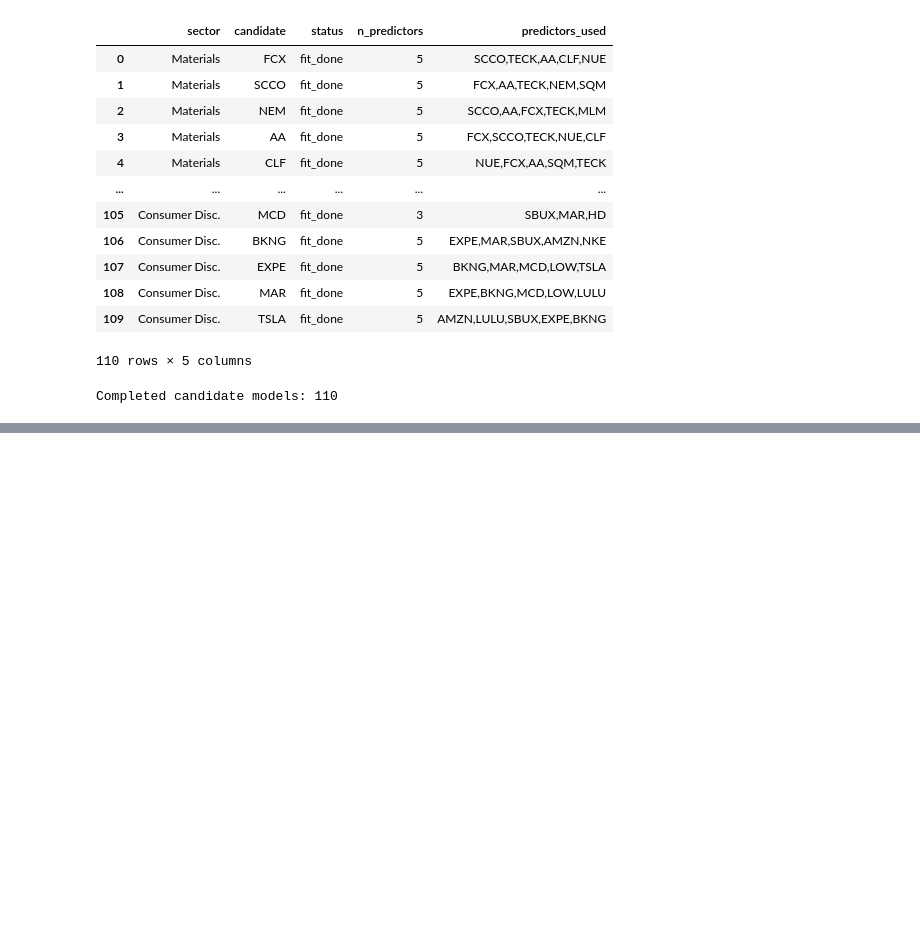
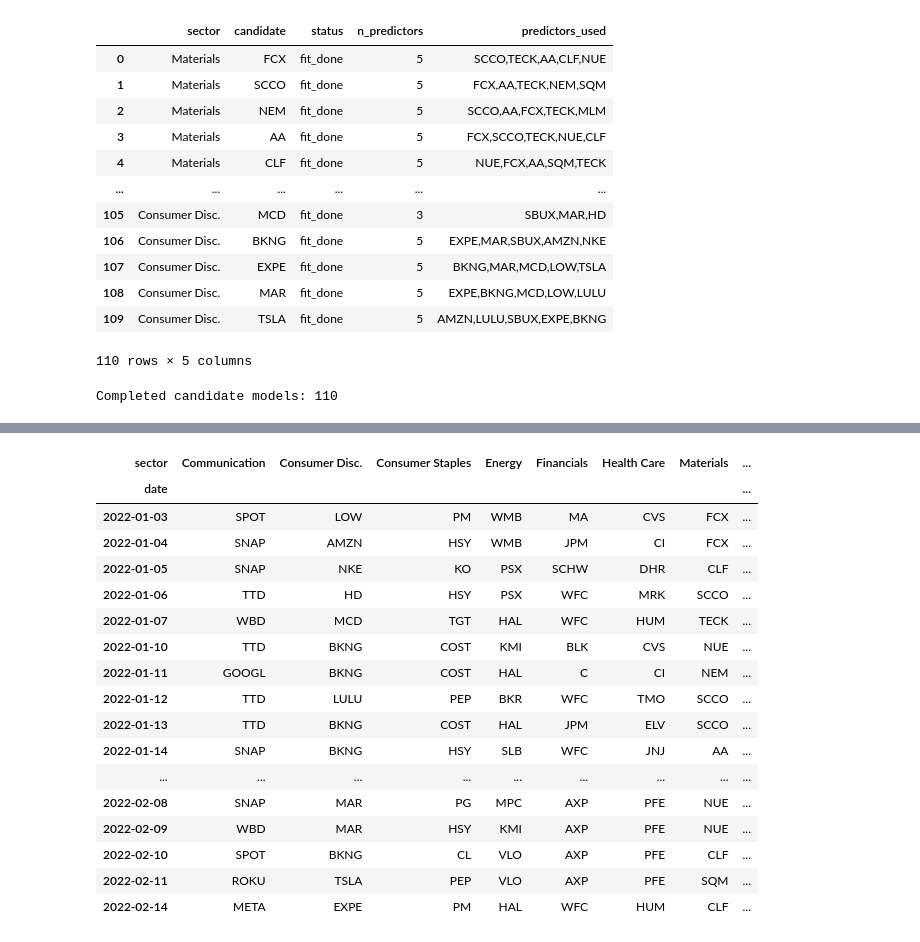
Before and after one commit to razmen3101/algo-trading-project, a Jupyter notebook: DBTS_Train_Only_Diagnostic_FIXED.ipynb, the cells around one changed output, grey strips where cells are left out. Drawn from its saved outputs; the diff is of its cells as text; code cells hidden in the pictures; blank space fills up the shorter version.

```diff
--- a/DBTS_Train_Only_Diagnostic_FIXED.ipynb
+++ b/DBTS_Train_Only_Diagnostic_FIXED.ipynb
@@ -845,0 +2443,73 @@ print(gate_df.to_string(index=False))
+# %%
+# ── D1: TARGET SELECTION ──────────────────────────────────────────────────────
+# Q1-4: Which target each day, switching frequency, distribution, top 10
+
+sp = selected_panel.copy()
+sp["date"] = pd.to_datetime(sp["date"])
+
+print("=" * 65)
+print("D1 — TARGET SELECTION DIAGNOSTICS")
+print("=" * 65)
+print(f"Eval period:  {sp['date'].min().date()} → {sp['date'].max().date()}")
+print(f"Eval dates:   {sp['date'].nunique()}")
+print(f"Sectors:      {sp['sector'].nunique()}")
+print()
+
+# ── Q3: Distribution of selections by sector and stock ───────────────────────
+print("── Selection counts by sector and stock ──")
+sel_dist = (
+    sp.groupby(["sector", "target"])
+    .size()
+    .reset_index(name="days_selected")
+    .sort_values(["sector", "days_selected"], ascending=[True, False])
+)
+sel_dist["pct_of_sector"] = (
+    sel_dist["days_selected"]
+    / sel_dist.groupby("sector")["days_selected"].transform("sum")
+    * 100
+).round(1)
+display(sel_dist.to_string(index=False))
+print()
+
+# ── Q4: Top 10 most frequently selected targets ───────────────────────────────
+print("── Top 10 most frequently selected targets (all sectors) ──")
+top10 = (
+    sp.groupby("target")
+    .size()
+    .sort_values(ascending=False)
+    .head(10)
+    .rename("days_selected")
+    .to_frame()
+)
+top10["pct_of_total"] = (top10["days_selected"] / len(sp) * 100).round(2)
+display(top10)
+print()
+
+# ── Q2: Target switching frequency ────────────────────────────────────────────
+print("── Target switching frequency per sector ──")
+switch_rows = []
+for sector, grp in sp.sort_values("date").groupby("sector"):
+    targets_series = grp.sort_values("date")["target"]
+    n_switches = int((targets_series != targets_series.shift(1)).sum()) - 1
+    switch_rows.append({
+        "sector":              sector,
+        "eval_dates":          len(grp),
+        "target_switches":     max(0, n_switches),
+        "switch_rate_%":       round(max(0, n_switches) / max(1, len(grp) - 1) * 100, 1),
+        "unique_targets":      grp["target"].nunique(),
+        "dominant_target":     grp["target"].mode().iloc[0],
+        "dominant_pct_%":      round(grp["target"].value_counts(normalize=True).iloc[0] * 100, 1),
+    })
+switch_df = pd.DataFrame(switch_rows).sort_values("switch_rate_%", ascending=False)
+display(switch_df.to_string(index=False))
+print()
+
+# ── Q1: Sample of daily selected targets (first 30 dates, all sectors) ────────
+print("── Sample: first 30 evaluation dates, selected target per sector ──")
+sample_dates = sorted(sp["date"].unique())[:30]
+sample_pivot = (
+    sp[sp["date"].isin(sample_dates)]
+    .pivot_table(index="date", columns="sector", values="target", aggfunc="first")
+)
+display(sample_pivot)
+# %% [output]
@@ -845,0 +2541,18 @@ print(gate_df.to_string(index=False))
+| sector | Communication | Consumer Disc. | Consumer Staples | Energy | Financials | Health Care | Materials | ... |
+| date |  |  |  |  |  |  |  | ... |
+| 2022-01-03 | SPOT | LOW | PM | WMB | MA | CVS | FCX | ... |
+| 2022-01-04 | SNAP | AMZN | HSY | WMB | JPM | CI | FCX | ... |
+| 2022-01-05 | SNAP | NKE | KO | PSX | SCHW | DHR | CLF | ... |
+| 2022-01-06 | TTD | HD | HSY | PSX | WFC | MRK | SCCO | ... |
+| 2022-01-07 | WBD | MCD | TGT | HAL | WFC | HUM | TECK | ... |
+| 2022-01-10 | TTD | BKNG | COST | KMI | BLK | CVS | NUE | ... |
+| 2022-01-11 | GOOGL | BKNG | COST | HAL | C | CI | NEM | ... |
+| 2022-01-12 | TTD | LULU | PEP | BKR | WFC | TMO | SCCO | ... |
+| 2022-01-13 | TTD | BKNG | COST | HAL | JPM | ELV | SCCO | ... |
+| 2022-01-14 | SNAP | BKNG | HSY | SLB | WFC | JNJ | AA | ... |
+| ... | ... | ... | ... | ... | ... | ... | ... | ... |
+| 2022-02-08 | SNAP | MAR | PG | MPC | AXP | PFE | NUE | ... |
+| 2022-02-09 | WBD | MAR | HSY | KMI | AXP | PFE | NUE | ... |
+| 2022-02-10 | SPOT | BKNG | CL | VLO | AXP | PFE | CLF | ... |
+| 2022-02-11 | ROKU | TSLA | PEP | VLO | AXP | PFE | SQM | ... |
+| 2022-02-14 | META | EXPE | PM | HAL | WFC | HUM | CLF | ... |
```
Also changed, not shown: parts of 34 cells of this notebook, 7 other files.
